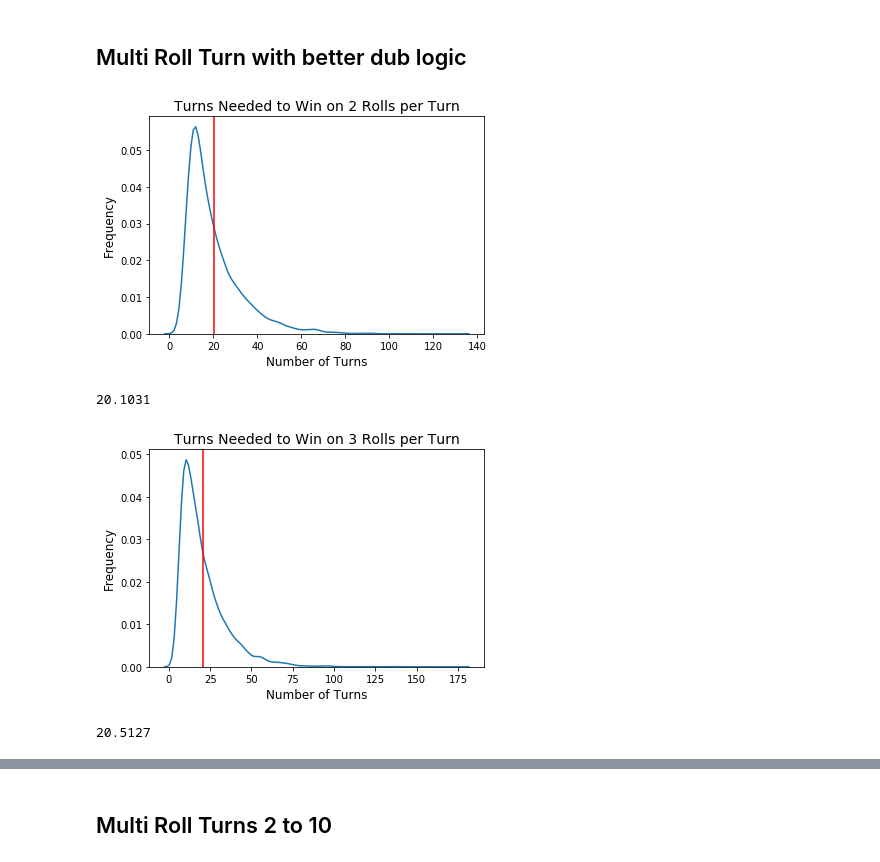
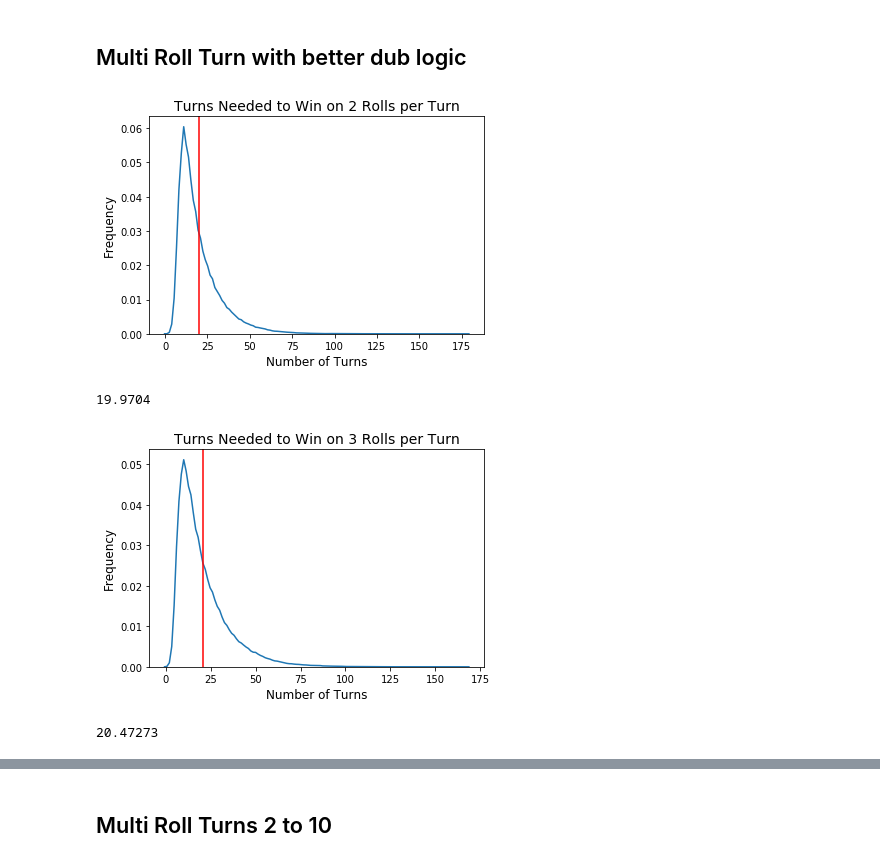
Before and after one commit to eonofrey/dice_game, a Jupyter notebook: Dice Game.ipynb, the cells around one changed output, grey strips where cells are left out. Saved outputs shown, nothing was run; the diff lists cells and outputs as text; code cells hidden in the pictures.

```diff
--- a/Dice Game.ipynb
+++ b/Dice Game.ipynb
@@ -455,24 +455,24 @@ def multi_roll_turn(n):
 # %%
 multi_roll_games = []
 
 # Simulate 100,000 tosses
-for i in range(10000):
+for i in range(100000):
     multi_roll_games.append(multi_roll_turn(2))
 
 # Plot
 plot_distribution(multi_roll_games,
                   'Turns Needed to Win on 2 Rolls per Turn')
 
 # Mean
 statistics.mean(multi_roll_games)
 # %% [output]
-[figure, old version]
+[figure, new version]
-20.1031
+19.9704
 # %%
 multi_roll_games = []
 
 # Simulate 100,000 tosses
-for i in range(10000):
+for i in range(100000):
     multi_roll_games.append(multi_roll_turn(3))
 
 # Plot
@@ -482,8 +482,8 @@ plot_distribution(multi_roll_games,
 # Mean
 statistics.mean(multi_roll_games)
 # %% [output]
-[figure, old version]
+[figure, new version]
-20.5127
+20.47273
 # %%
 multi_roll_games = []
 
```
Also changed, not shown: parts of 12 cells of this notebook, 1 other file.
